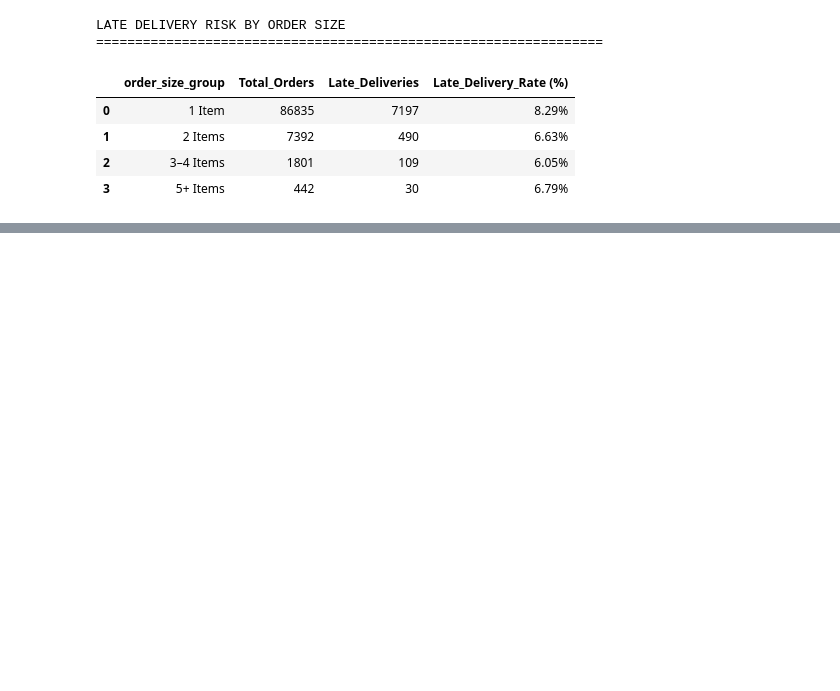
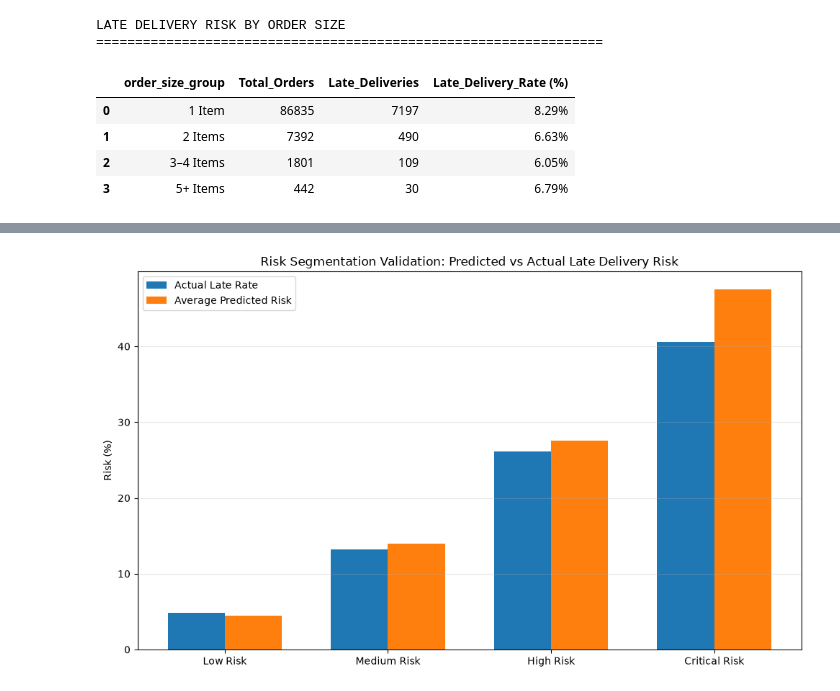
Before and after one commit to abhisarthak/AI-Driven-Circular-Supply-Chain-Optimization, a Jupyter notebook: notebooks/02_data_preprocessing.ipynb, the cells around one changed output, grey strips where cells are left out. Drawn from its saved outputs; the diff is of its cells as text; code cells hidden in the pictures; blank space fills up the shorter version.

```diff
--- a/notebooks/02_data_preprocessing.ipynb
+++ b/notebooks/02_data_preprocessing.ipynb
@@ -4194,0 +4718,47 @@ LATE DELIVERY RISK BY ORDER SIZE
+# %%
+# ============================================================
+# ACTUAL VS PREDICTED RISK BY CATEGORY
+# ============================================================
+
+import matplotlib.pyplot as plt
+import numpy as np
+
+plot_df = risk_validation.copy()
+
+x = np.arange(len(plot_df))
+width = 0.35
+
+plt.figure(figsize=(10, 6))
+
+plt.bar(
+    x - width/2,
+    plot_df["Actual_Late_Rate (%)"],
+    width,
+    label="Actual Late Rate"
+)
+
+plt.bar(
+    x + width/2,
+    plot_df["Average_Predicted_Risk (%)"],
+    width,
+    label="Average Predicted Risk"
+)
+
+plt.xticks(
+    x,
+    plot_df["Risk_Level"]
+)
+
+plt.ylabel("Risk (%)")
+
+plt.title(
+    "Risk Segmentation Validation: Predicted vs Actual Late Delivery Risk"
+)
+
+plt.legend()
+plt.grid(axis="y", alpha=0.3)
+
+plt.tight_layout()
+plt.show()
+# %% [output]
+[figure, added]
```
Also changed, not shown: parts of 14 cells of this notebook, 9 other files.
